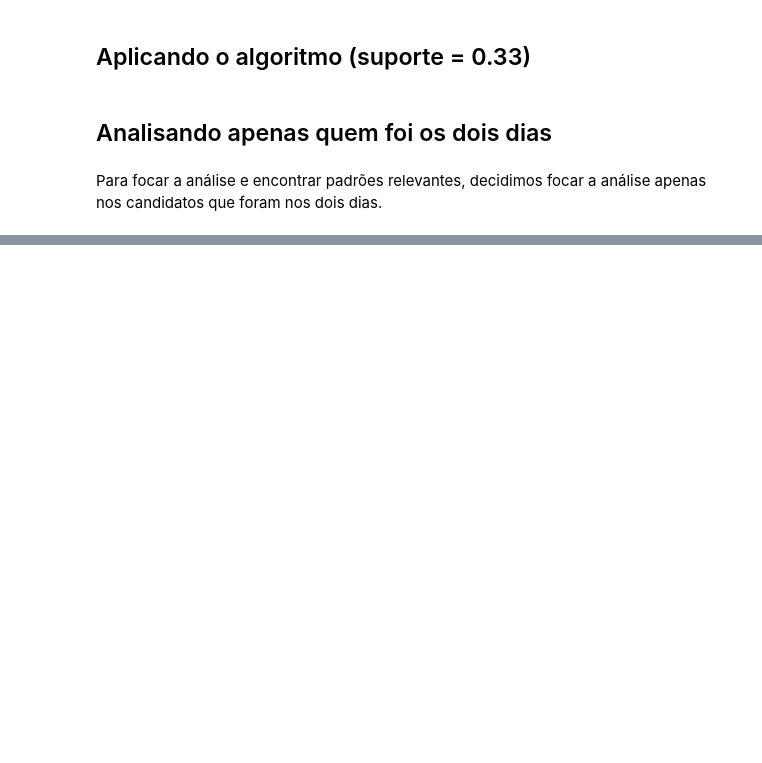
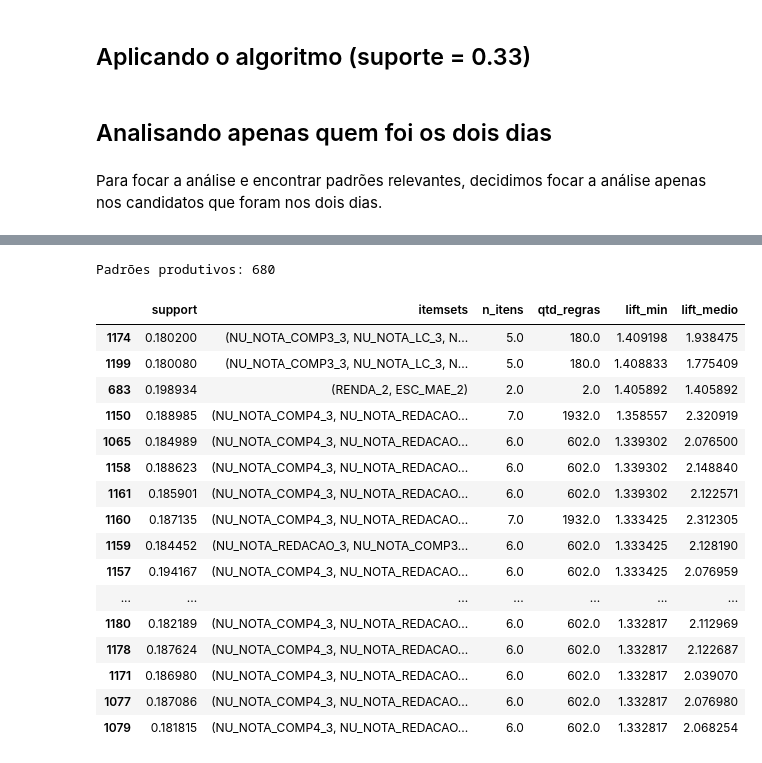
Before and after one commit to PedroGiacomin/data-mining, a Jupyter notebook: project-1/modeling_new_transformations.ipynb, the cells around one changed output, grey strips where cells are left out. Saved outputs shown, nothing was run; the diff lists cells and outputs as text; code cells hidden in the pictures; blank space fills up the shorter version.

```diff
--- a/project-1/modeling_new_transformations.ipynb
+++ b/project-1/modeling_new_transformations.ipynb
@@ -432,0 +451,36 @@ print(f"\tTempo de execução: {end_time - start_time} segundos")
+# %%
+from mlxtend.frequent_patterns import association_rules
+
+def calc_lift_stats_de_um_itemset(itemset, all_rules):
+    itemset = frozenset(itemset)
+
+    # Seleciona regras com antecedente e consequente contidos no itemset
+    regras_do_itemset = all_rules[
+        all_rules['antecedents'].apply(lambda x: x.issubset(itemset) and x != itemset) &
+        all_rules['consequents'].apply(lambda x: x.issubset(itemset) and x != frozenset())
+    ]
+
+    if not regras_do_itemset.empty:
+        lift_min = regras_do_itemset['lift'].min()
+        lift_media = regras_do_itemset['lift'].mean()
+        qtd_regras = len(regras_do_itemset)
+    else:
+        lift_min = None
+        lift_media = None
+        qtd_regras = 0
+
+    return {
+        'n_itens': len(itemset),
+        'qtd_regras': qtd_regras,
+        'lift_min': lift_min,
+        'lift_medio': lift_media
+    }
+# %%
+# Suponha que all_rules já foi gerado com:
+print("Calculando regras... ")
+all_rules = association_rules(frequent_itemsets, metric="support", min_threshold=0)
+
+maximais_2plus[['n_itens', 'qtd_regras', 'lift_min', 'lift_medio']] = (
+    maximais_2plus['itemsets']
+    .apply(lambda x: pd.Series(calc_lift_stats_de_um_itemset(x, all_rules)))
+)
@@ -432,0 +508,24 @@ print(f"\tTempo de execução: {end_time - start_time} segundos")
+# %%
+pd.set_option('display.max_colwidth', None)  # ou defina um número como 100
+itemsets_produtivos = maximais_2plus[maximais_2plus.lift_min > 1].sort_values(by='lift_min', ascending=False)
+print(f'Padrões produtivos: {len(itemsets_produtivos)}')
+itemsets_produtivos.head(20)
+# %% [output]
+Padrões produtivos: 680
+|  | support | itemsets | n_itens | qtd_regras | lift_min | lift_medio |
+| 1174 | 0.180200 | (NU_NOTA_COMP3_3, NU_NOTA_LC_3, N... | 5.0 | 180.0 | 1.409198 | 1.938475 |
+| 1199 | 0.180080 | (NU_NOTA_COMP3_3, NU_NOTA_LC_3, N... | 5.0 | 180.0 | 1.408833 | 1.775409 |
+| 683 | 0.198934 | (RENDA_2, ESC_MAE_2) | 2.0 | 2.0 | 1.405892 | 1.405892 |
+| 1150 | 0.188985 | (NU_NOTA_COMP4_3, NU_NOTA_REDACAO... | 7.0 | 1932.0 | 1.358557 | 2.320919 |
+| 1065 | 0.184989 | (NU_NOTA_COMP4_3, NU_NOTA_REDACAO... | 6.0 | 602.0 | 1.339302 | 2.076500 |
+| 1158 | 0.188623 | (NU_NOTA_COMP4_3, NU_NOTA_REDACAO... | 6.0 | 602.0 | 1.339302 | 2.148840 |
+| 1161 | 0.185901 | (NU_NOTA_COMP4_3, NU_NOTA_REDACAO... | 6.0 | 602.0 | 1.339302 | 2.122571 |
+| 1160 | 0.187135 | (NU_NOTA_COMP4_3, NU_NOTA_REDACAO... | 7.0 | 1932.0 | 1.333425 | 2.312305 |
+| 1159 | 0.184452 | (NU_NOTA_REDACAO_3, NU_NOTA_COMP3... | 6.0 | 602.0 | 1.333425 | 2.128190 |
+| 1157 | 0.194167 | (NU_NOTA_COMP4_3, NU_NOTA_REDACAO... | 6.0 | 602.0 | 1.333425 | 2.076959 |
+| ... | ... | ... | ... | ... | ... | ... |
+| 1180 | 0.182189 | (NU_NOTA_COMP4_3, NU_NOTA_REDACAO... | 6.0 | 602.0 | 1.332817 | 2.112969 |
+| 1178 | 0.187624 | (NU_NOTA_COMP4_3, NU_NOTA_REDACAO... | 6.0 | 602.0 | 1.332817 | 2.122687 |
+| 1171 | 0.186980 | (NU_NOTA_COMP4_3, NU_NOTA_REDACAO... | 6.0 | 602.0 | 1.332817 | 2.039070 |
+| 1077 | 0.187086 | (NU_NOTA_COMP4_3, NU_NOTA_REDACAO... | 6.0 | 602.0 | 1.332817 | 2.076980 |
+| 1079 | 0.181815 | (NU_NOTA_COMP4_3, NU_NOTA_REDACAO... | 6.0 | 602.0 | 1.332817 | 2.068254 |
```
Also changed, not shown: parts of 28 cells of this notebook.
